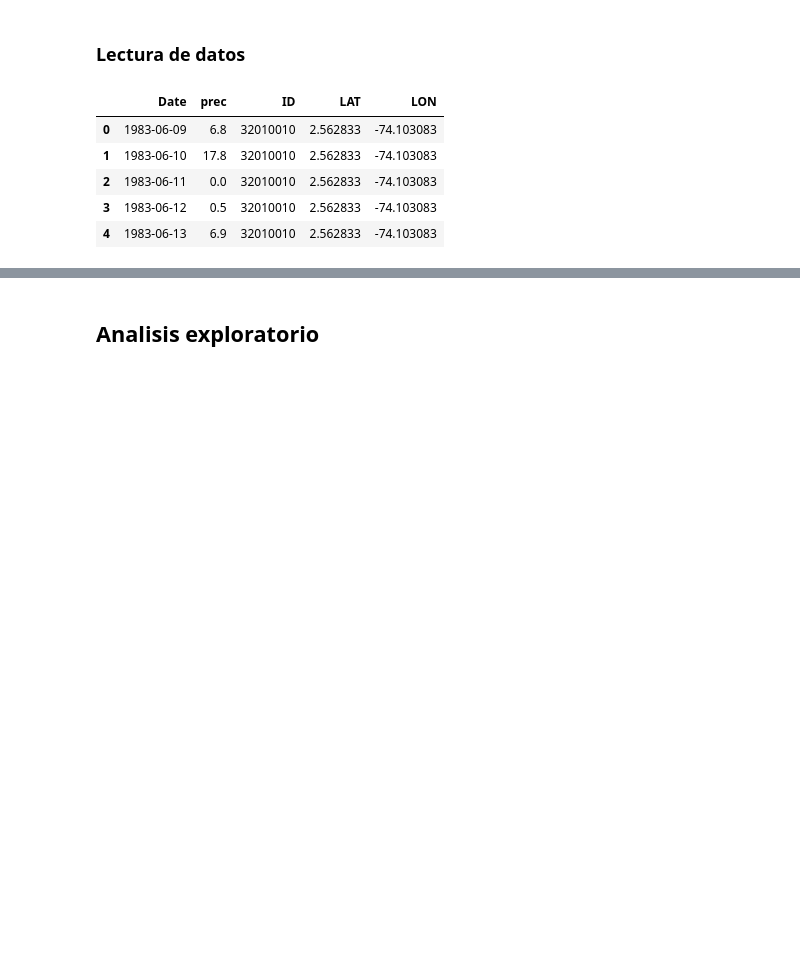
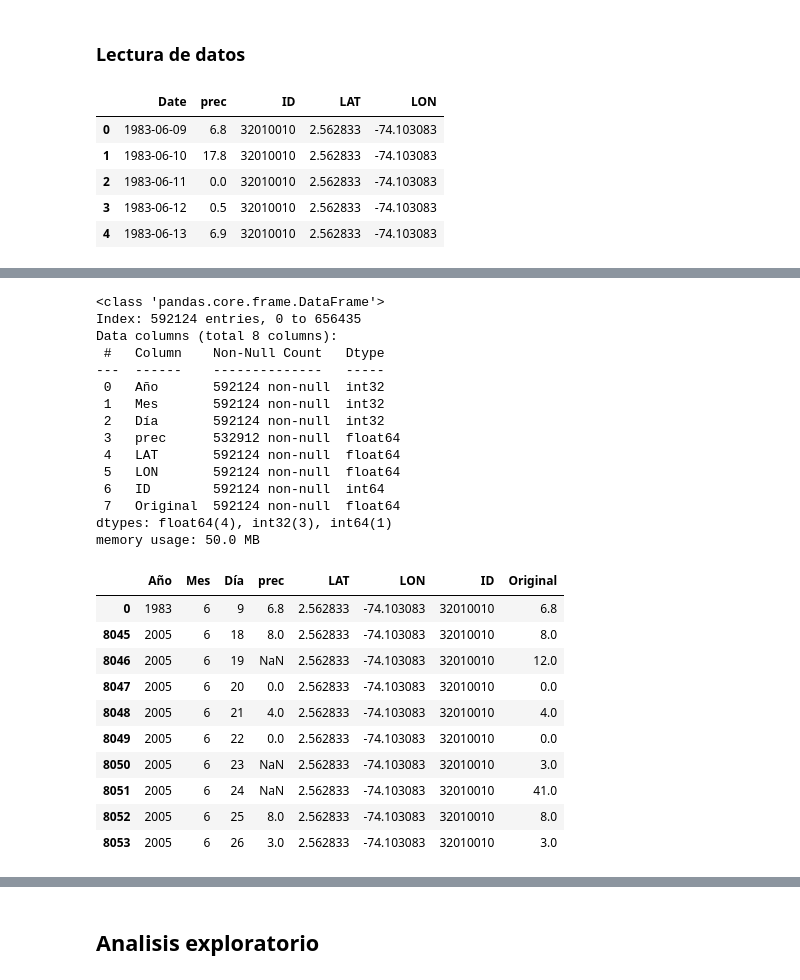
Before and after one commit to Ronaldoh99/Proyecto_mod_precipitacion, a Jupyter notebook: Codigos de Python/NoteNook_model_XGboost.ipynb, the cells around one changed output, grey strips where cells are left out. Saved outputs shown, nothing was run; the diff lists cells and outputs as text; code cells hidden in the pictures; blank space fills up the shorter version.

```diff
--- a/Codigos de Python/NoteNook_model_XGboost.ipynb
+++ b/Codigos de Python/NoteNook_model_XGboost.ipynb
@@ -85,0 +143,30 @@ data = data[['ID', 'Year', 'Month', 'Day', 'prec', 'LAT', 'LON']].copy()
+# %%
+data_completa_mod2.info()
+data_completa_mod2.head(10)
+# %% [output]
+<class 'pandas.core.frame.DataFrame'>
+Index: 592124 entries, 0 to 656435
+Data columns (total 8 columns):
+ #   Column    Non-Null Count   Dtype
+---  ------    --------------   -----
+ 0   Año       592124 non-null  int32
+ 1   Mes       592124 non-null  int32
+ 2   Día       592124 non-null  int32
+ 3   prec      532912 non-null  float64
+ 4   LAT       592124 non-null  float64
+ 5   LON       592124 non-null  float64
+ 6   ID        592124 non-null  int64
+ 7   Original  592124 non-null  float64
+dtypes: float64(4), int32(3), int64(1)
+memory usage: 50.0 MB
+|  | Año | Mes | Día | prec | LAT | LON | ID | Original |
+| 0 | 1983 | 6 | 9 | 6.8 | 2.562833 | -74.103083 | 32010010 | 6.8 |
+| 8045 | 2005 | 6 | 18 | 8.0 | 2.562833 | -74.103083 | 32010010 | 8.0 |
+| 8046 | 2005 | 6 | 19 | NaN | 2.562833 | -74.103083 | 32010010 | 12.0 |
+| 8047 | 2005 | 6 | 20 | 0.0 | 2.562833 | -74.103083 | 32010010 | 0.0 |
+| 8048 | 2005 | 6 | 21 | 4.0 | 2.562833 | -74.103083 | 32010010 | 4.0 |
+| 8049 | 2005 | 6 | 22 | 0.0 | 2.562833 | -74.103083 | 32010010 | 0.0 |
+| 8050 | 2005 | 6 | 23 | NaN | 2.562833 | -74.103083 | 32010010 | 3.0 |
+| 8051 | 2005 | 6 | 24 | NaN | 2.562833 | -74.103083 | 32010010 | 41.0 |
+| 8052 | 2005 | 6 | 25 | 8.0 | 2.562833 | -74.103083 | 32010010 | 8.0 |
+| 8053 | 2005 | 6 | 26 | 3.0 | 2.562833 | -74.103083 | 32010010 | 3.0 |
```
Also changed, not shown: parts of 26 cells of this notebook.
